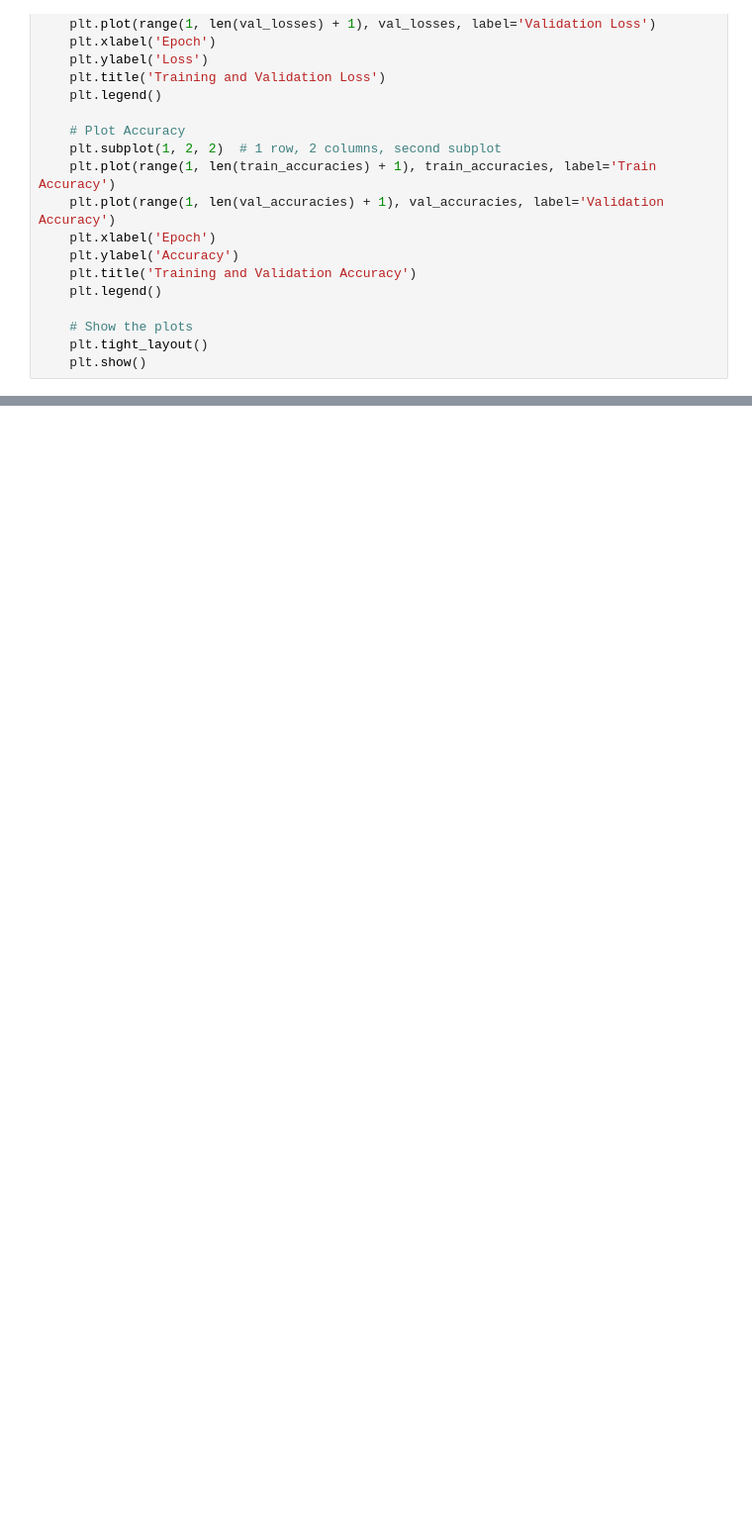
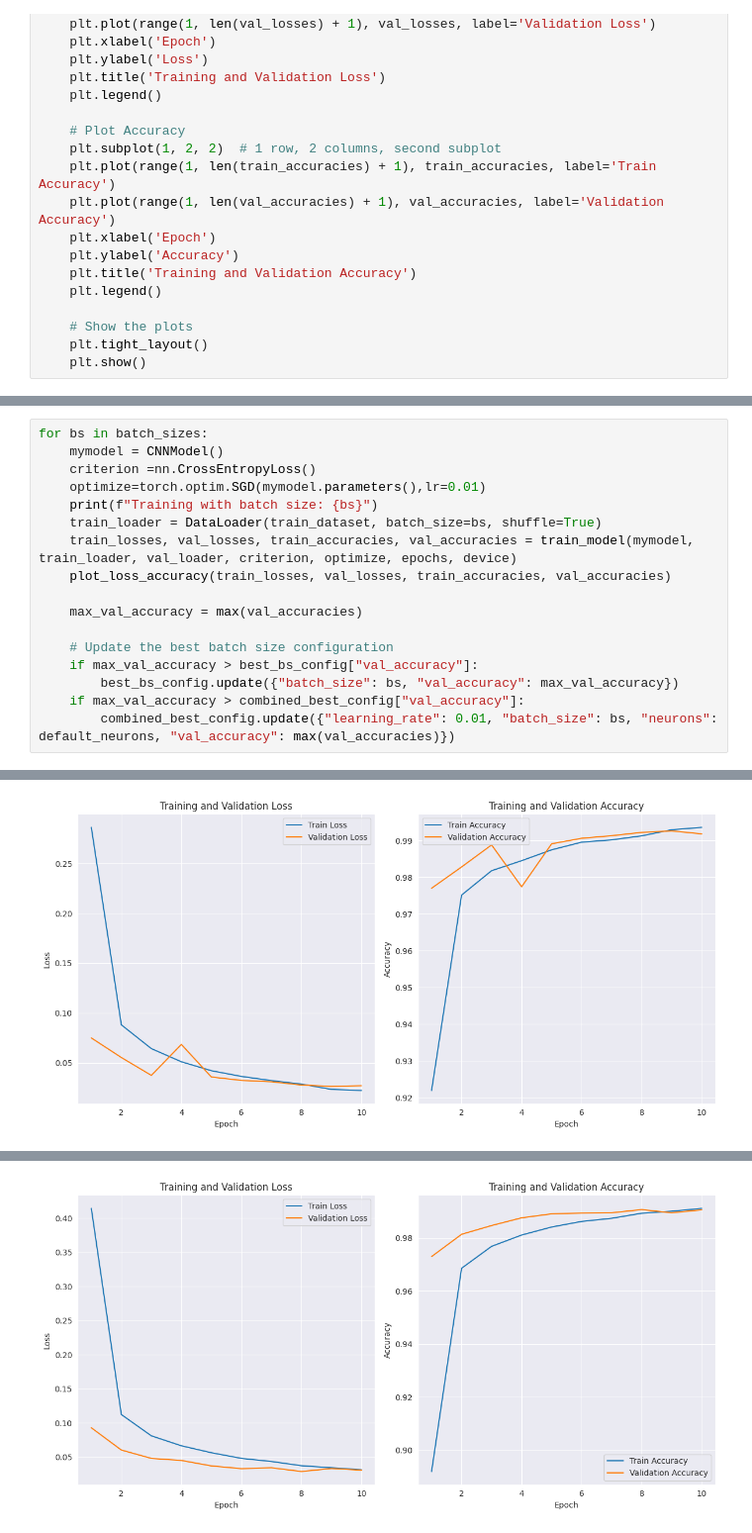
Before and after one commit to Noureldeen73/Neural-network, a Jupyter notebook: main2.ipynb, the cells around one changed output, grey strips where cells are left out. Shown at 99% size. Saved outputs shown, nothing was run; the diff lists cells and outputs as text; blank space fills up the shorter version.

```diff
--- a/main2.ipynb
+++ b/main2.ipynb
@@ -164,0 +242,18 @@ def plot_loss_accuracy(train_losses, val_losses, train_accuracies, val_accuracie
+# %%
+for bs in batch_sizes:
+    mymodel = CNNModel()
+    criterion =nn.CrossEntropyLoss()
+    optimize=torch.optim.SGD(mymodel.parameters(),lr=0.01)
+    print(f"Training with batch size: {bs}")
+    train_loader = DataLoader(train_dataset, batch_size=bs, shuffle=True)
+    train_losses, val_losses, train_accuracies, val_accuracies = train_model(mymodel, train_loader, val_loader, criterion, optimize, epochs, device)
+    plot_loss_accuracy(train_losses, val_losses, train_accuracies, val_accuracies)
+
+    max_val_accuracy = max(val_accuracies)
+
+    # Update the best batch size configuration
+    if max_val_accuracy > best_bs_config["val_accuracy"]:
+        best_bs_config.update({"batch_size": bs, "val_accuracy": max_val_accuracy})
+    if max_val_accuracy > combined_best_config["val_accuracy"]:
+        combined_best_config.update({"learning_rate": 0.01, "batch_size": bs, "neurons": default_neurons, "val_accuracy": max(val_accuracies)})
+# %% [output]
@@ -164,0 +277 @@ def plot_loss_accuracy(train_losses, val_losses, train_accuracies, val_accuracie
+[figure, added]
@@ -164,0 +295 @@ def plot_loss_accuracy(train_losses, val_losses, train_accuracies, val_accuracie
+[figure, added]
```
Also changed, not shown: parts of 8 cells of this notebook, 2 other files.
